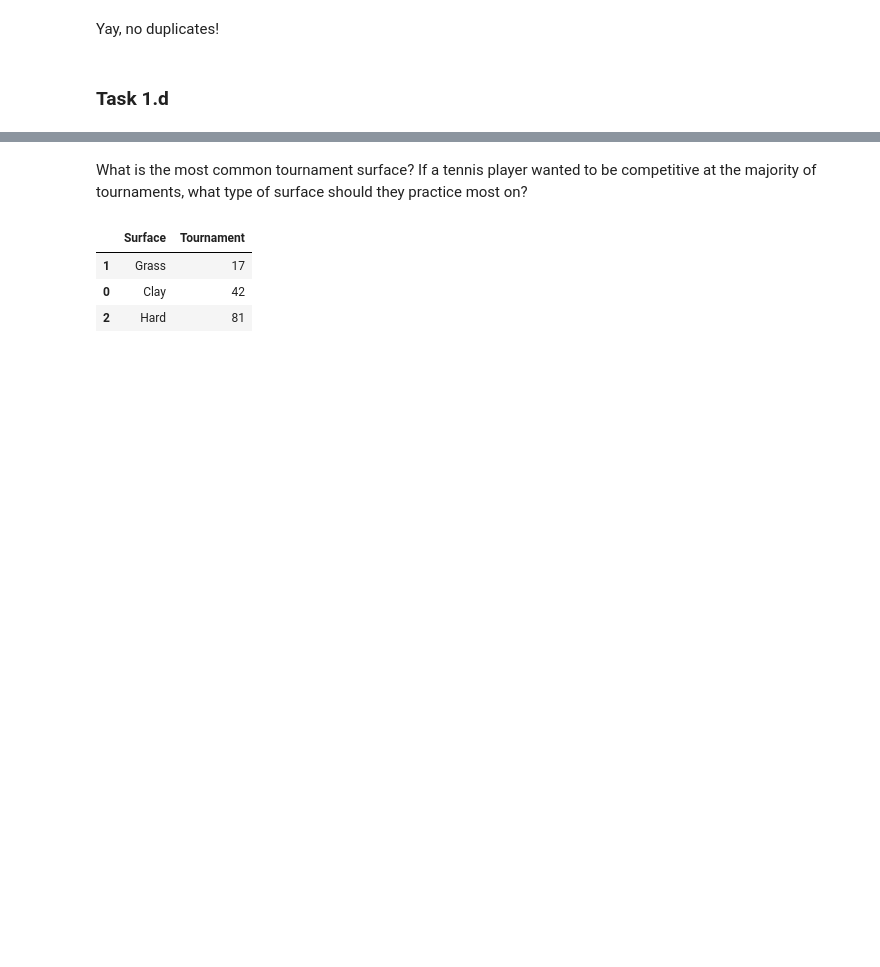
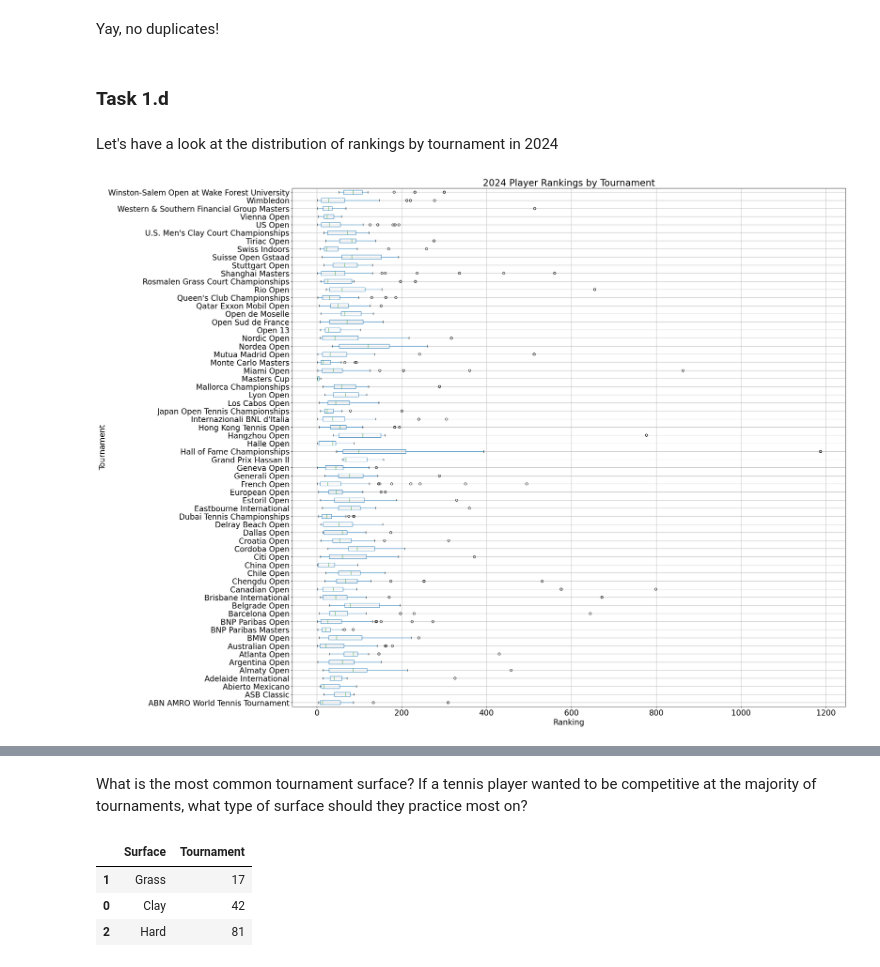
Before and after one commit to Scotty538/ml_one, a Jupyter notebook: Jupyter Project Report Template DRAFT v2.0_297201 - A1.ipynb, the cells around one changed output, grey strips where cells are left out. Saved outputs shown, nothing was run; the diff lists cells and outputs as text; code cells hidden in the pictures; blank space fills up the shorter version.

```diff
--- a/Jupyter Project Report Template DRAFT v2.0_297201 - A1.ipynb
+++ b/Jupyter Project Report Template DRAFT v2.0_297201 - A1.ipynb
@@ -552,3 +552,14 @@ np.int64(0)
 Yay, no duplicates!
 # %% [markdown]
 ### Task 1.d
+# %% [markdown]
+Let's have a look at the distribution of rankings by tournament in 2024
+# %%
+tennis_total_clean[['Tournament','WRank']][tennis_total_clean['Year']==2024].boxplot(by='Tournament', figsize=(25, 25),vert=False)
+plt.suptitle("")
+plt.title("2024 Player Rankings by Tournament")
+plt.xlabel("Ranking")
+plt.ylabel("Tournament")
+plt.show()
+# %% [output]
+[figure, added]
```
Also changed, not shown: parts of 20 cells of this notebook.
